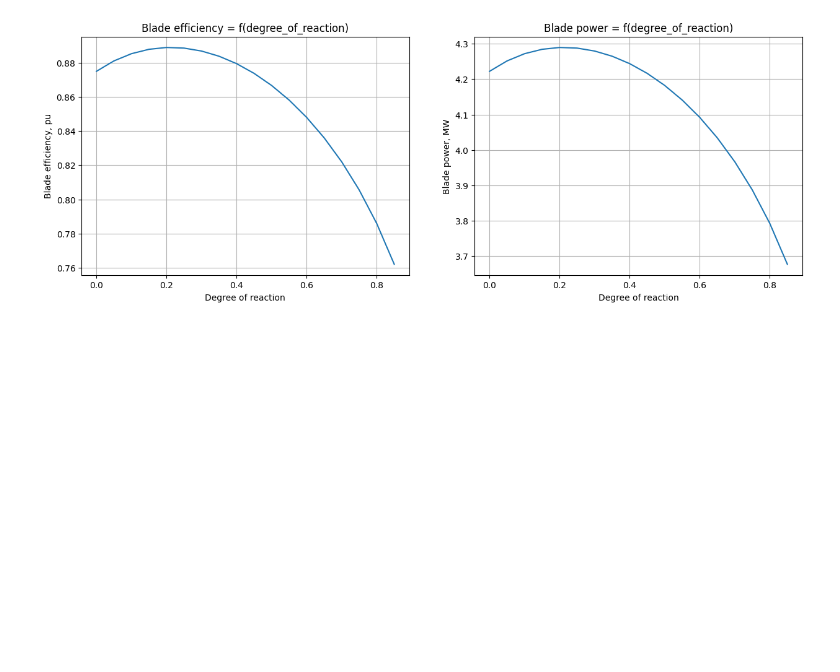
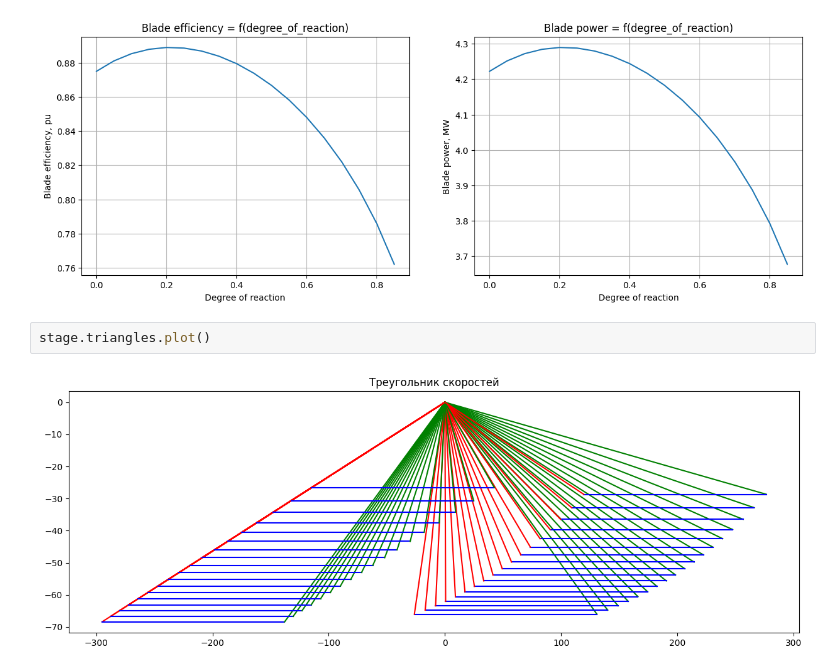
Before and after one commit to ShumilinDmA/turbines_autumn_2023, a Jupyter notebook: lesson_7/Exercises.ipynb, the cells around one changed output. Cells and saved outputs as stored; diff of their text form; blank space fills up the shorter version.

Commit message:
plot triangles

```diff
--- a/lesson_7/Exercises.ipynb
+++ b/lesson_7/Exercises.ipynb
@@ -342,3 +342,7 @@ ax[1].set_ylabel("Blade power, MW")
 ax[1].grid();
 # %% [output]
 [figure]
+# %%
+stage.triangles.plot()
+# %% [output]
+[figure, added]
```
Also changed, not shown: 1 other file.
